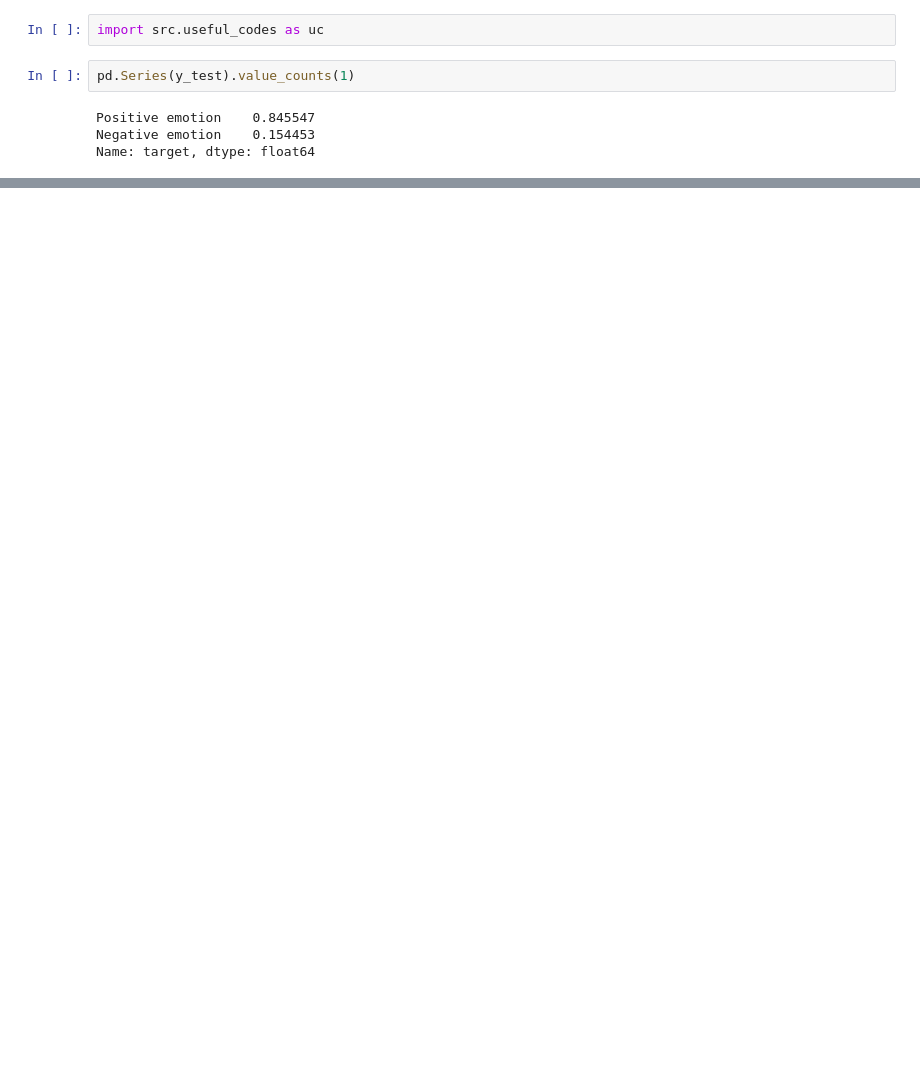
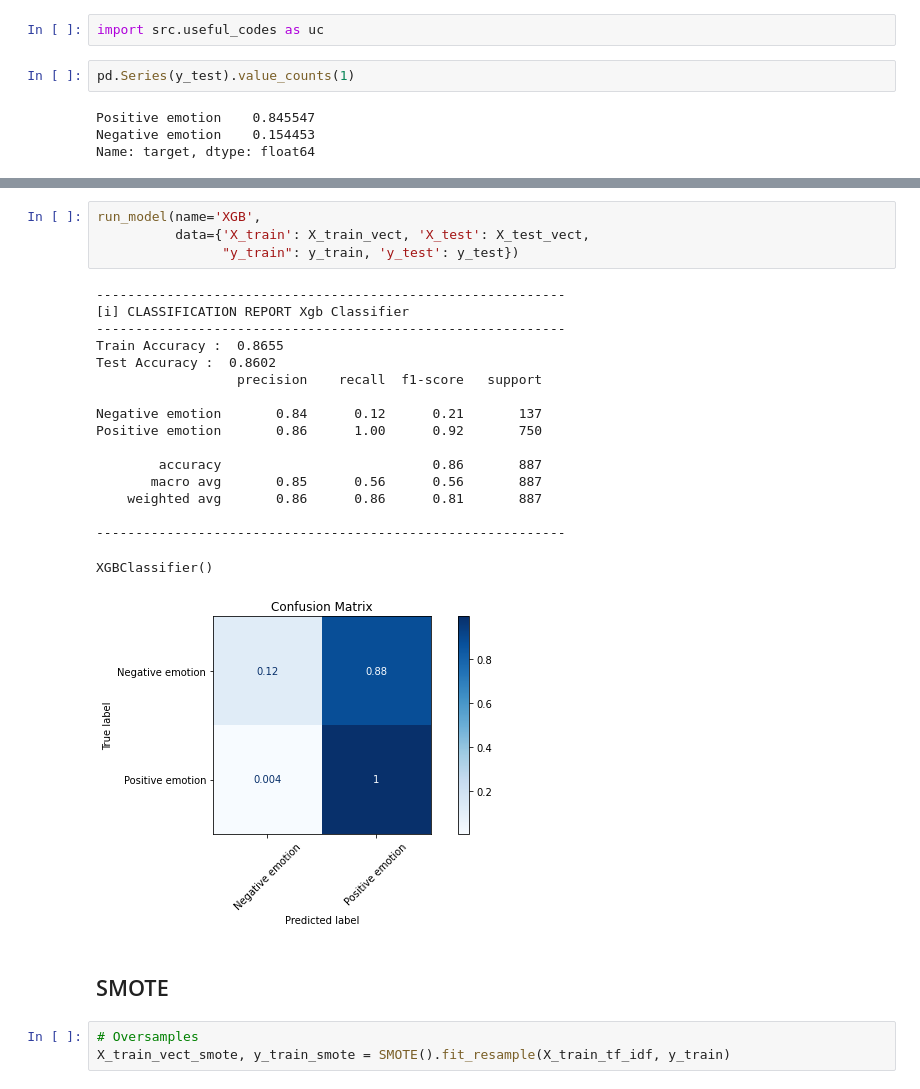
Before and after one commit to singsang2/dsc-mod-4-project-v2-1-onl01-dtsc-ft-070620, a Jupyter notebook: NLP.ipynb, the cells around one changed output, grey strips where cells are left out. Cells and saved outputs as stored; diff of their text form; blank space fills up the shorter version.

```diff
--- a/NLP.ipynb
+++ b/NLP.ipynb
@@ -238,0 +308,27 @@ Positive emotion       0.85      1.00      0.92       750
+# %%
+run_model(name='XGB',
+          data={'X_train': X_train_vect, 'X_test': X_test_vect,
+                "y_train": y_train, 'y_test': y_test})
+# %% [output]
+------------------------------------------------------------
+[i] CLASSIFICATION REPORT Xgb Classifier
+------------------------------------------------------------
+Train Accuracy :  0.8655
+Test Accuracy :  0.8602
+                  precision    recall  f1-score   support
+
+Negative emotion       0.84      0.12      0.21       137
+Positive emotion       0.86      1.00      0.92       750
+
+        accuracy                           0.86       887
+       macro avg       0.85      0.56      0.56       887
+    weighted avg       0.86      0.86      0.81       887
+
+------------------------------------------------------------
+XGBClassifier()
+[figure, added]
+# %% [markdown]
+## SMOTE
+# %%
+# Oversamples
+X_train_vect_smote, y_train_smote = SMOTE().fit_resample(X_train_tf_idf, y_train)
```
Also changed, not shown: parts of 52 cells of this notebook, 5 other files.
